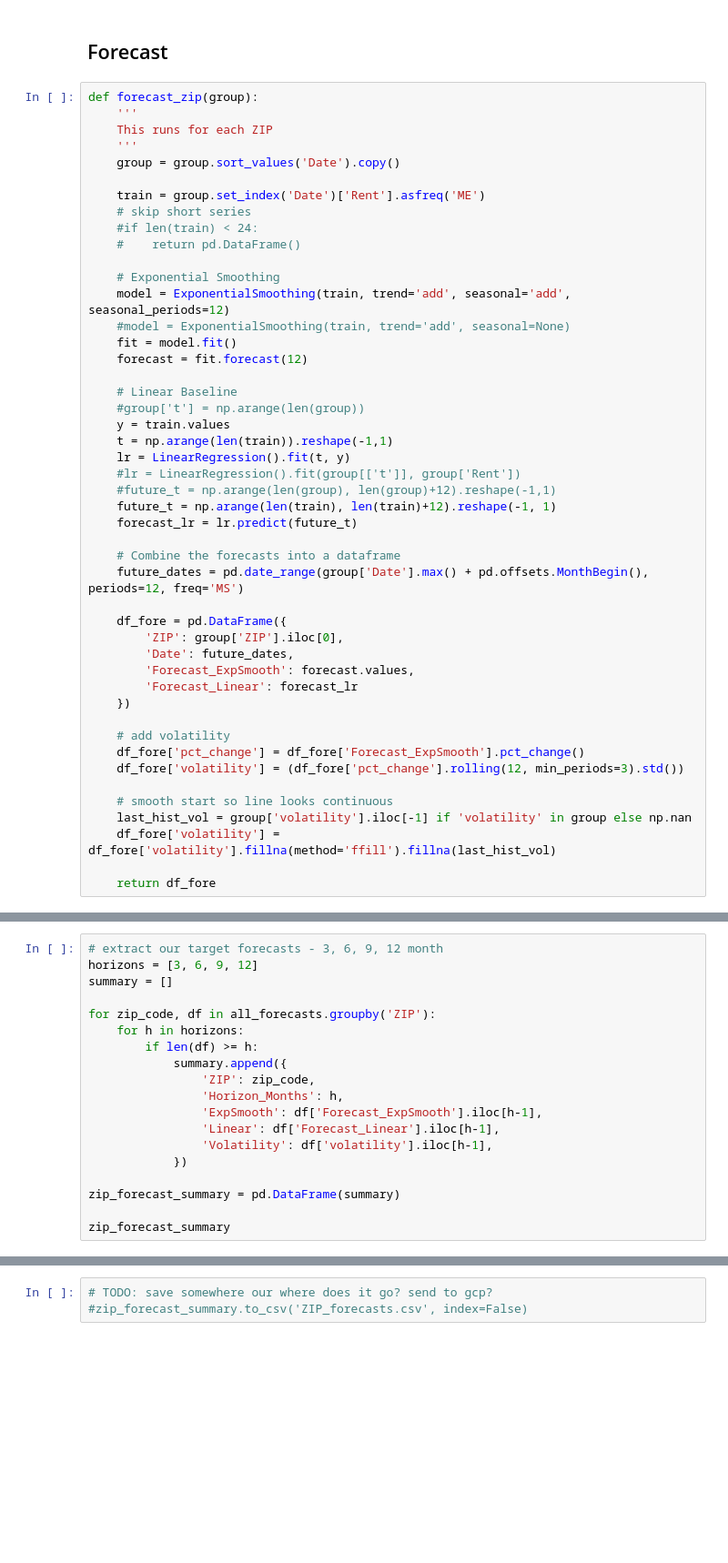
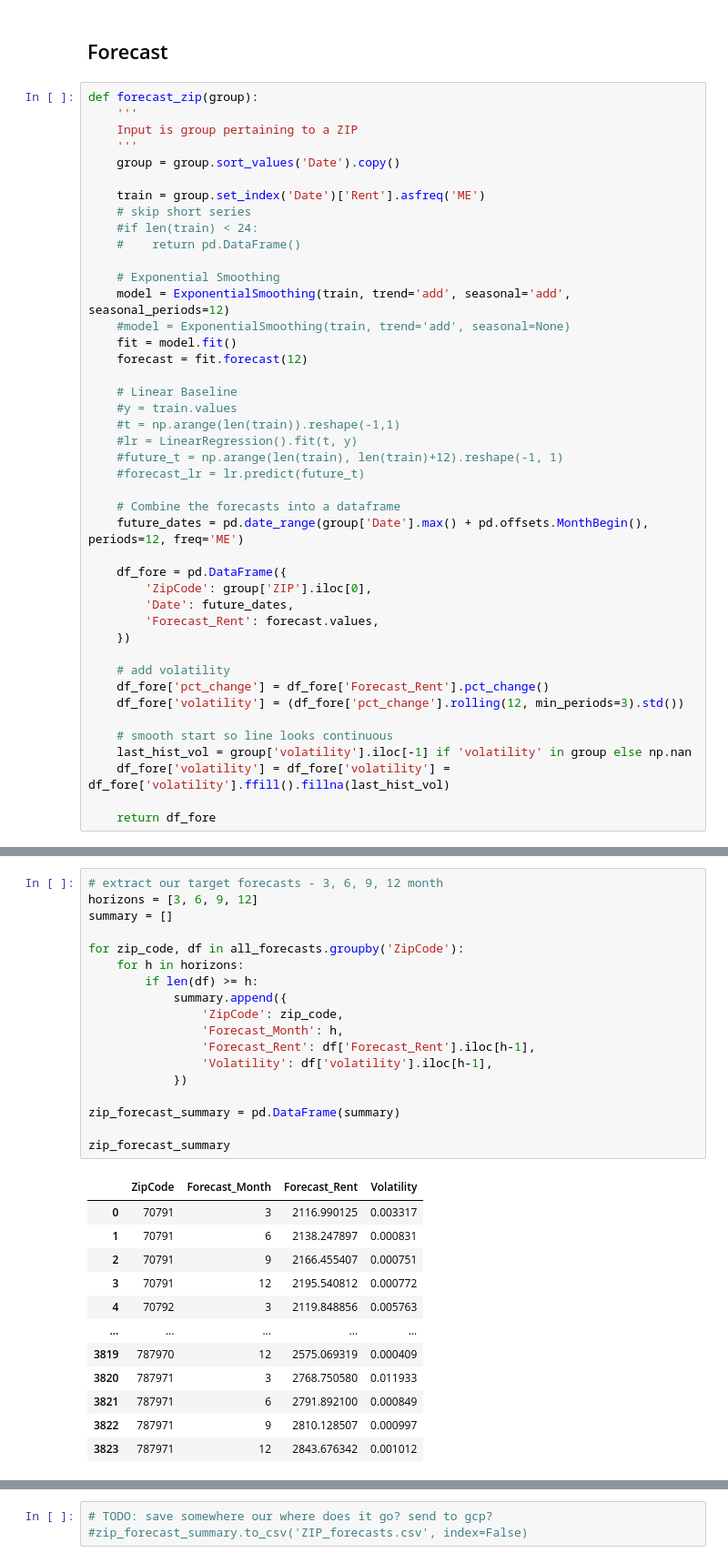
Before and after one commit to kbarckhoff/CSE6242-Project, a Jupyter notebook: forecast_nb.ipynb, the cells around one changed output, grey strips where cells are left out. Shown at 91% size. Drawn from its saved outputs; the diff is of its cells as text; blank space fills up the shorter version.

```diff
--- a/forecast_nb.ipynb
+++ b/forecast_nb.ipynb
@@ -169,7 +296,7 @@ anomalies.head()
 # %%
 def forecast_zip(group):
     '''
-    This runs for each ZIP
+    Input is group pertaining to a ZIP
     '''
     group = group.sort_values('Date').copy()
 
@@ -185,32 +312,28 @@ def forecast_zip(group):
     forecast = fit.forecast(12)
 
     # Linear Baseline
-    #group['t'] = np.arange(len(group))
-    y = train.values
-    t = np.arange(len(train)).reshape(-1,1)
-    lr = LinearRegression().fit(t, y)
-    #lr = LinearRegression().fit(group[['t']], group['Rent'])
-    #future_t = np.arange(len(group), len(group)+12).reshape(-1,1)
-    future_t = np.arange(len(train), len(train)+12).reshape(-1, 1)
-    forecast_lr = lr.predict(future_t)
+    #y = train.values
+    #t = np.arange(len(train)).reshape(-1,1)
+    #lr = LinearRegression().fit(t, y)
+    #future_t = np.arange(len(train), len(train)+12).reshape(-1, 1)
+    #forecast_lr = lr.predict(future_t)
 
     # Combine the forecasts into a dataframe
-    future_dates = pd.date_range(group['Date'].max() + pd.offsets.MonthBegin(), periods=12, freq='MS')
+    future_dates = pd.date_range(group['Date'].max() + pd.offsets.MonthBegin(), periods=12, freq='ME')
 
     df_fore = pd.DataFrame({
-        'ZIP': group['ZIP'].iloc[0],
+        'ZipCode': group['ZIP'].iloc[0],
         'Date': future_dates,
-        'Forecast_ExpSmooth': forecast.values,
-        'Forecast_Linear': forecast_lr
+        'Forecast_Rent': forecast.values,
     })
 
     # add volatility
-    df_fore['pct_change'] = df_fore['Forecast_ExpSmooth'].pct_change()
+    df_fore['pct_change'] = df_fore['Forecast_Rent'].pct_change()
     df_fore['volatility'] = (df_fore['pct_change'].rolling(12, min_periods=3).std())
 
     # smooth start so line looks continuous
     last_hist_vol = group['volatility'].iloc[-1] if 'volatility' in group else np.nan
-    df_fore['volatility'] = df_fore['volatility'].fillna(method='ffill').fillna(last_hist_vol)
+    df_fore['volatility'] = df_fore['volatility'] = df_fore['volatility'].ffill().fillna(last_hist_vol)
 
     return df_fore
 # %%
@@ -229,19 +346,31 @@ all_forecasts = (
 # %%
 # extract our target forecasts - 3, 6, 9, 12 month
 horizons = [3, 6, 9, 12]
 summary = []
 
-for zip_code, df in all_forecasts.groupby('ZIP'):
+for zip_code, df in all_forecasts.groupby('ZipCode'):
     for h in horizons:
         if len(df) >= h:
             summary.append({
-                'ZIP': zip_code,
-                'Horizon_Months': h,
-                'ExpSmooth': df['Forecast_ExpSmooth'].iloc[h-1],
-                'Linear': df['Forecast_Linear'].iloc[h-1],
+                'ZipCode': zip_code,
+                'Forecast_Month': h,
+                'Forecast_Rent': df['Forecast_Rent'].iloc[h-1],
                 'Volatility': df['volatility'].iloc[h-1],
             })
 
 zip_forecast_summary = pd.DataFrame(summary)
 
 zip_forecast_summary
+# %% [output]
+|  | ZipCode | Forecast_Month | Forecast_Rent | Volatility |
+| 0 | 70791 | 3 | 2116.990125 | 0.003317 |
+| 1 | 70791 | 6 | 2138.247897 | 0.000831 |
+| 2 | 70791 | 9 | 2166.455407 | 0.000751 |
+| 3 | 70791 | 12 | 2195.540812 | 0.000772 |
+| 4 | 70792 | 3 | 2119.848856 | 0.005763 |
+| ... | ... | ... | ... | ... |
+| 3819 | 787970 | 12 | 2575.069319 | 0.000409 |
+| 3820 | 787971 | 3 | 2768.750580 | 0.011933 |
+| 3821 | 787971 | 6 | 2791.892100 | 0.000849 |
+| 3822 | 787971 | 9 | 2810.128507 | 0.000997 |
+| 3823 | 787971 | 12 | 2843.676342 | 0.001012 |
```
Also changed, not shown: parts of 21 cells of this notebook.
